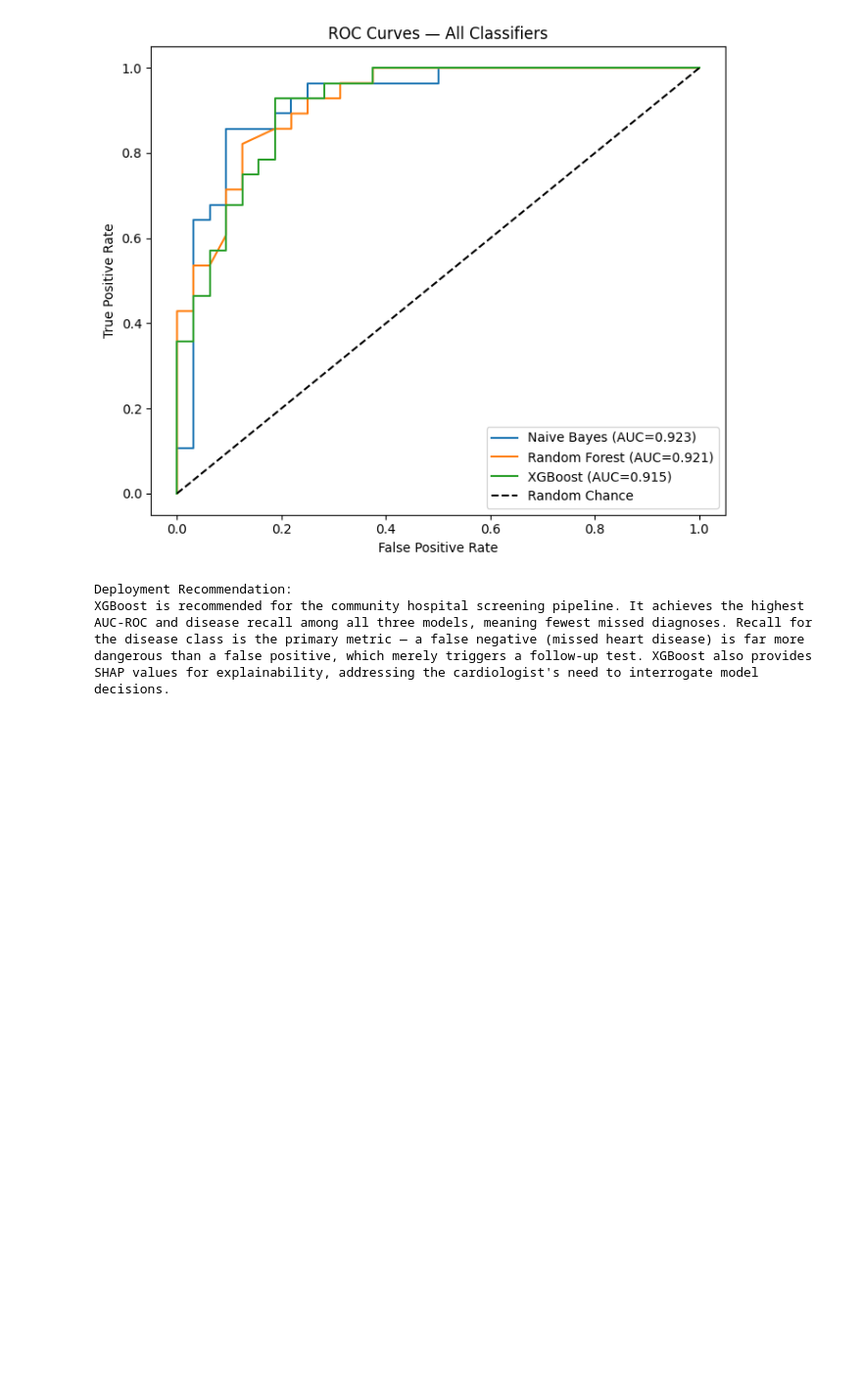
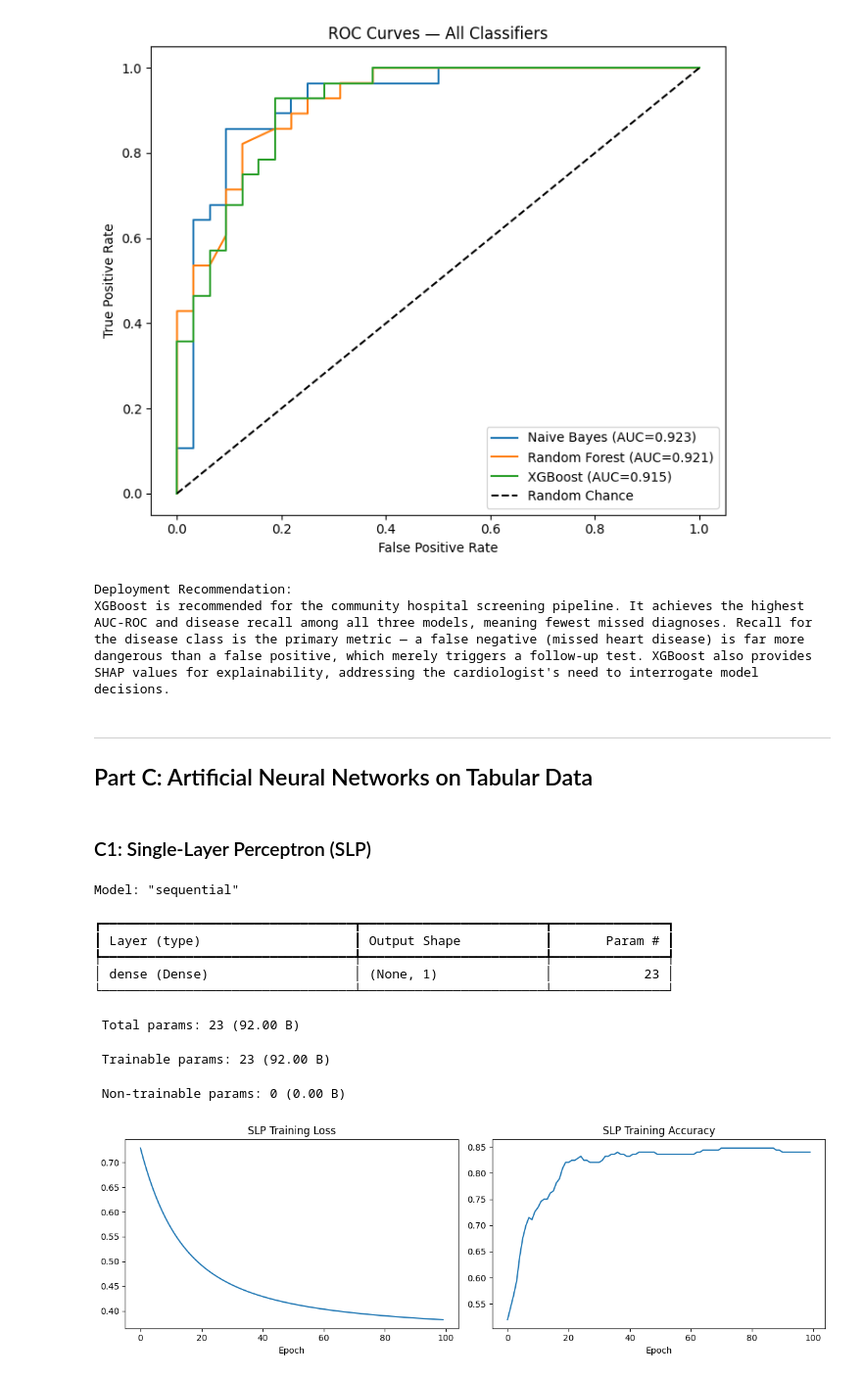
Before and after one commit to Saif1Shahzad/cardioai-heart-disease-prediction, a Jupyter notebook: notebook/i232634_DS-A_Assignment 4_Notebook.ipynb, the cells around one changed output. Shown at 98% size. Saved outputs shown, nothing was run; the diff lists cells and outputs as text; code cells hidden in the pictures; blank space fills up the shorter version.

Commit message:
Implemented Part C: Artificial Neural Networks on Tabular Data

```diff
--- a/notebook/i232634_DS-A_Assignment 4_Notebook.ipynb
+++ b/notebook/i232634_DS-A_Assignment 4_Notebook.ipynb
@@ -847,3 +847,44 @@ AUC-ROC and disease recall among all three models, meaning fewest missed diagnos
 the disease class is the primary metric — a false negative (missed heart disease) is far more
 dangerous than a false positive, which merely triggers a follow-up test. XGBoost also provides
 SHAP values for explainability, addressing the cardiologist's need to interrogate model decisions.
+# %% [markdown]
+---
+## Part C: Artificial Neural Networks on Tabular Data
+# %% [markdown]
+### C1: Single-Layer Perceptron (SLP)
+# %%
+n_features = X_train_sm.shape[1]
+
+def build_slp(n_features):
+    model = keras.Sequential([
+        layers.Input(shape=(n_features,)),
+        layers.Dense(1, activation='sigmoid')
+    ])
+    model.compile(optimizer=keras.optimizers.SGD(learning_rate=0.01),
+                  loss='binary_crossentropy', metrics=['accuracy'])
+    return model
+
+slp = build_slp(n_features)
+slp.summary()
+
+history_slp = slp.fit(
+    X_train_sm, y_train_sm,
+    epochs=100, batch_size=32, verbose=0
+)
+
+fig, (ax1, ax2) = plt.subplots(1, 2, figsize=(12, 4))
+ax1.plot(history_slp.history['loss']); ax1.set_title('SLP Training Loss'); ax1.set_xlabel('Epoch')
+ax2.plot(history_slp.history['accuracy']); ax2.set_title('SLP Training Accuracy'); ax2.set_xlabel('Epoch')
+plt.tight_layout()
+plt.show()
+# %% [output]
+Model: "sequential"
+┏━━━━━━━━━━━━━━━━━━━━━━━━━━━━━━━━━┳━━━━━━━━━━━━━━━━━━━━━━━━┳━━━━━━━━━━━━━━━┓
+┃ Layer (type)                    ┃ Output Shape           ┃       Param # ┃
+┡━━━━━━━━━━━━━━━━━━━━━━━━━━━━━━━━━╇━━━━━━━━━━━━━━━━━━━━━━━━╇━━━━━━━━━━━━━━━┩
+│ dense (Dense)                   │ (None, 1)              │            23 │
+└─────────────────────────────────┴────────────────────────┴───────────────┘
+ Total params: 23 (92.00 B)
+ Trainable params: 23 (92.00 B)
+ Non-trainable params: 0 (0.00 B)
+[figure, added]
```
Also changed, not shown: parts of 8 cells of this notebook.
